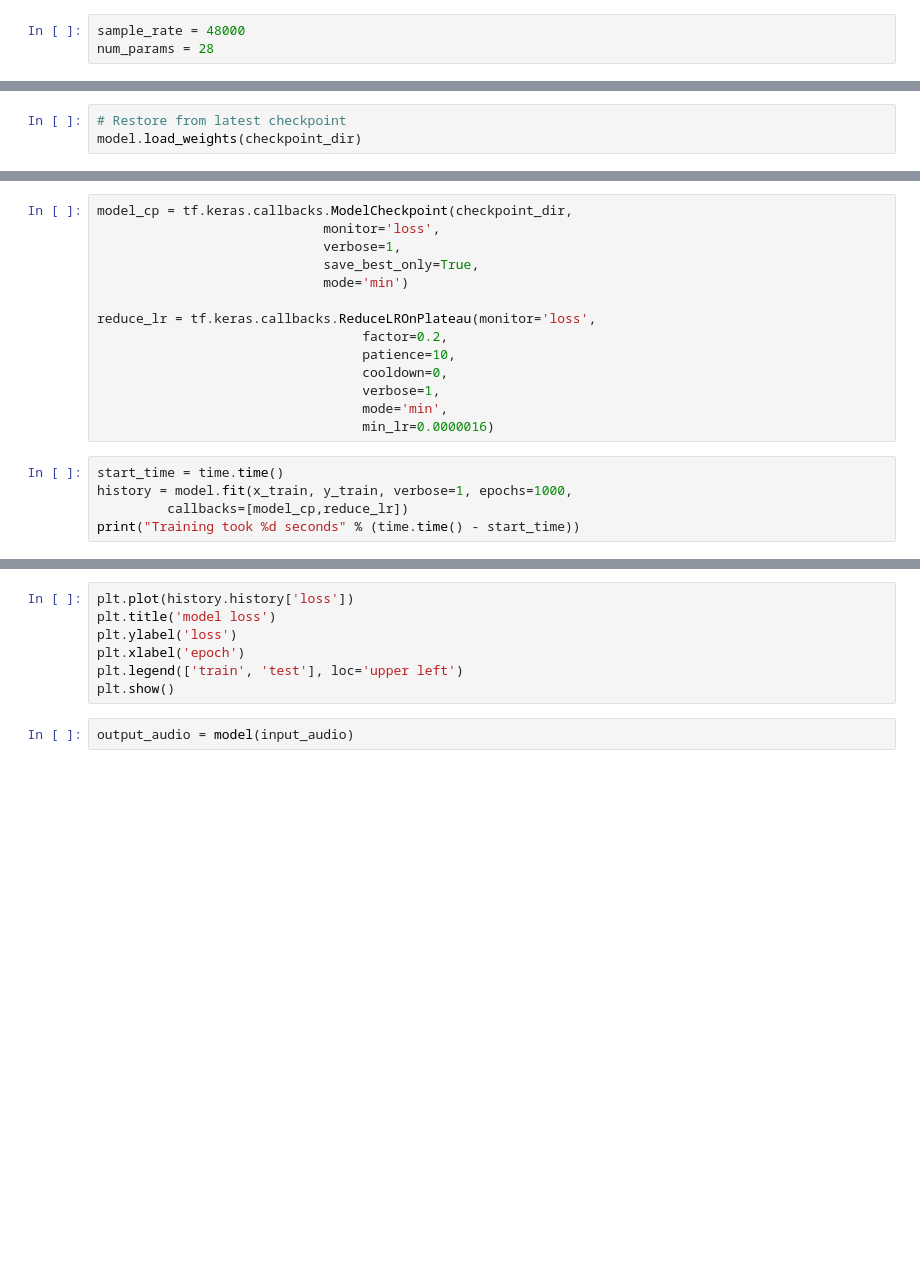
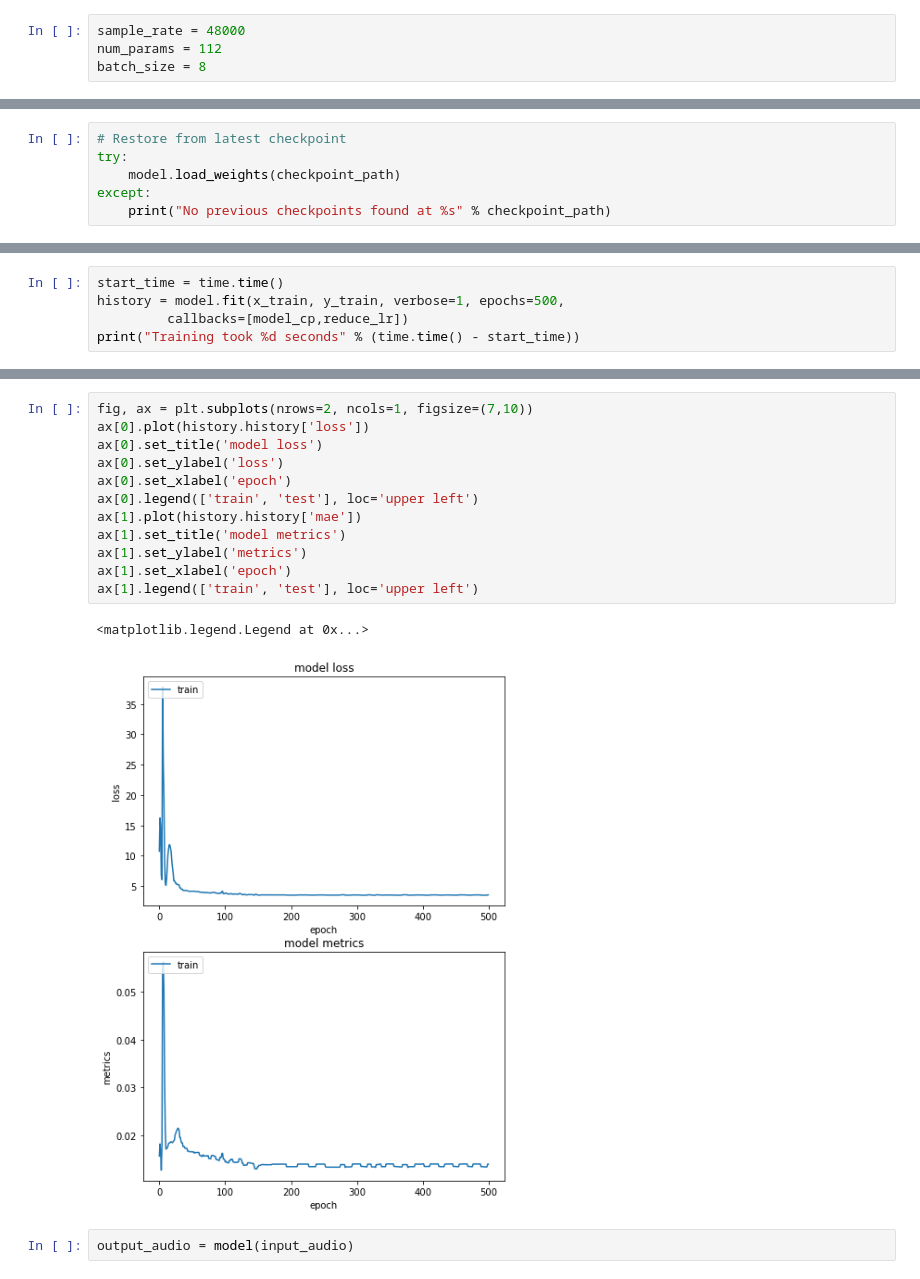
Before and after one commit to VoggLyster/ReverberatorEstimator, a Jupyter notebook: ReverberatorEstimator.ipynb, the cells around one changed output, grey strips where cells are left out. Cells and saved outputs as stored; diff of their text form; blank space fills up the shorter version.

Commit message:
Working model

```diff
--- a/ReverberatorEstimator.ipynb
+++ b/ReverberatorEstimator.ipynb
@@ -20,4 +41,5 @@ import librosa.display
 # %%
 sample_rate = 48000
-num_params = 28
+num_params = 112
+batch_size = 8
 # %%
@@ -132,4 +168,7 @@ ________________________________________________________________________________
 # %%
 # Restore from latest checkpoint
-model.load_weights(checkpoint_dir)
+try:
+    model.load_weights(checkpoint_path)
+except:
+    print("No previous checkpoints found at %s" % checkpoint_path)
 # %% [output]
@@ -148,20 +190,6 @@ print(old_params)
-# %%
-model_cp = tf.keras.callbacks.ModelCheckpoint(checkpoint_dir,
-                             monitor='loss',
-                             verbose=1,
-                             save_best_only=True,
-                             mode='min')
-
-reduce_lr = tf.keras.callbacks.ReduceLROnPlateau(monitor='loss',
-                                  factor=0.2,
-                                  patience=10,
-                                  cooldown=0,
-                                  verbose=1,
-                                  mode='min',
-                                  min_lr=0.0000016)
 # %%
 start_time = time.time()
-history = model.fit(x_train, y_train, verbose=1, epochs=1000,
+history = model.fit(x_train, y_train, verbose=1, epochs=500,
          callbacks=[model_cp,reduce_lr])
 print("Training took %d seconds" % (time.time() - start_time))
 # %% [output]
@@ -191,10 +215,18 @@ Epoch 400/1000
 # %%
-plt.plot(history.history['loss'])
-plt.title('model loss')
-plt.ylabel('loss')
-plt.xlabel('epoch')
-plt.legend(['train', 'test'], loc='upper left')
-plt.show()
+fig, ax = plt.subplots(nrows=2, ncols=1, figsize=(7,10))
+ax[0].plot(history.history['loss'])
+ax[0].set_title('model loss')
+ax[0].set_ylabel('loss')
+ax[0].set_xlabel('epoch')
+ax[0].legend(['train', 'test'], loc='upper left')
+ax[1].plot(history.history['mae'])
+ax[1].set_title('model metrics')
+ax[1].set_ylabel('metrics')
+ax[1].set_xlabel('epoch')
+ax[1].legend(['train', 'test'], loc='upper left')
+# %% [output]
+<matplotlib.legend.Legend at 0x...>
+[figure, added]
 # %%
 output_audio = model(input_audio)
 # %%
```
Also changed, not shown: parts of 18 cells of this notebook, 7 other files.
